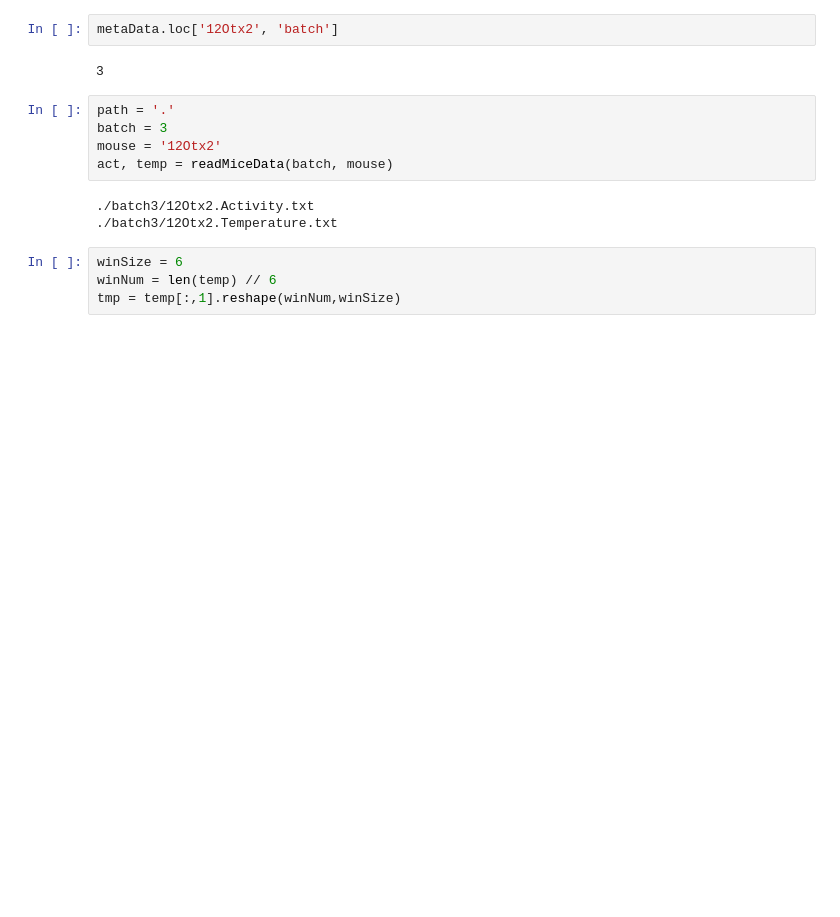
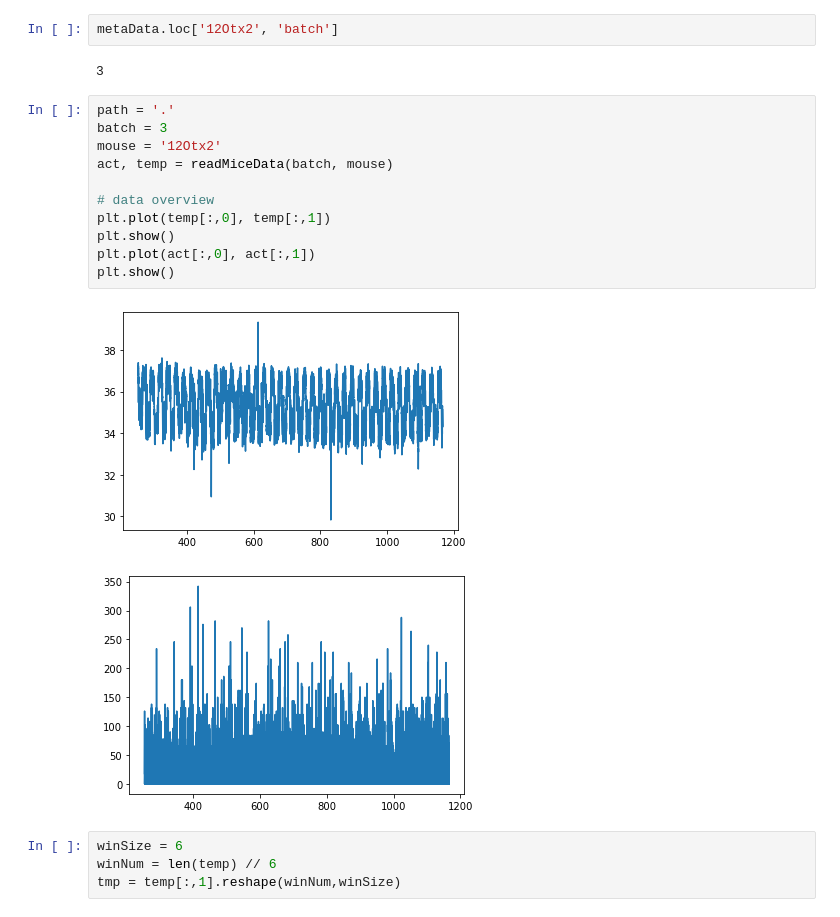
Before and after one commit to yiwenxue/mice_new, a Jupyter notebook: causality/sleep_awake.ipynb, the cells around one changed output. Saved outputs shown, nothing was run; the diff lists cells and outputs as text; blank space fills up the shorter version.

```diff
--- a/causality/sleep_awake.ipynb
+++ b/causality/sleep_awake.ipynb
@@ -84,11 +142,17 @@ metaData.loc['12Otx2', 'batch']
 # %%
 path = '.'
 batch = 3
 mouse = '12Otx2'
 act, temp = readMiceData(batch, mouse)
+
+# data overview
+plt.plot(temp[:,0], temp[:,1])
+plt.show()
+plt.plot(act[:,0], act[:,1])
+plt.show()
 # %% [output]
-./batch3/12Otx2.Activity.txt
-./batch3/12Otx2.Temperature.txt
+[figure, added]
+[figure, added]
 # %%
 winSize = 6
 winNum = len(temp) // 6
```
Also changed, not shown: parts of 17 cells of this notebook, 2 other files.
